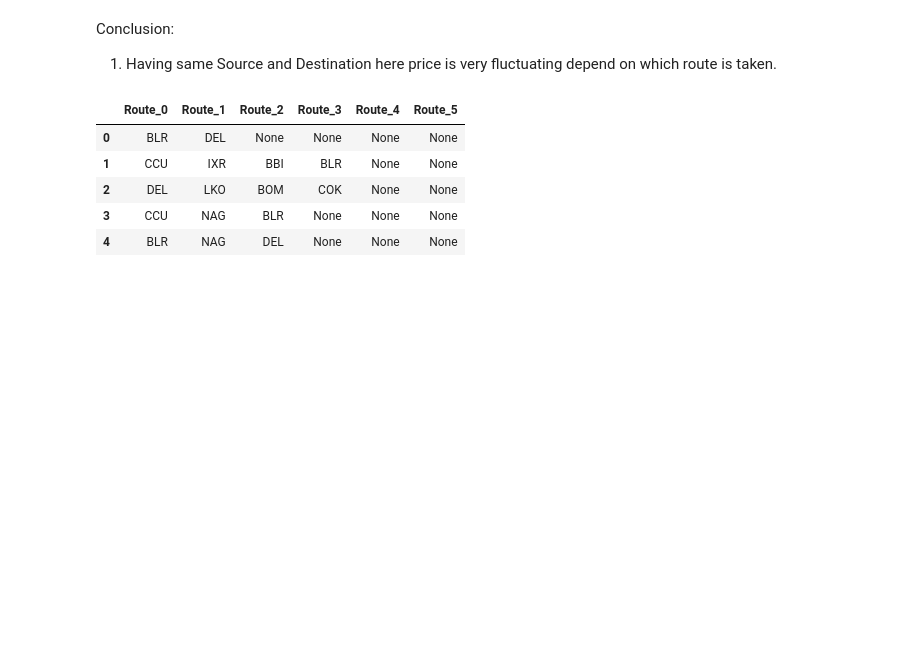
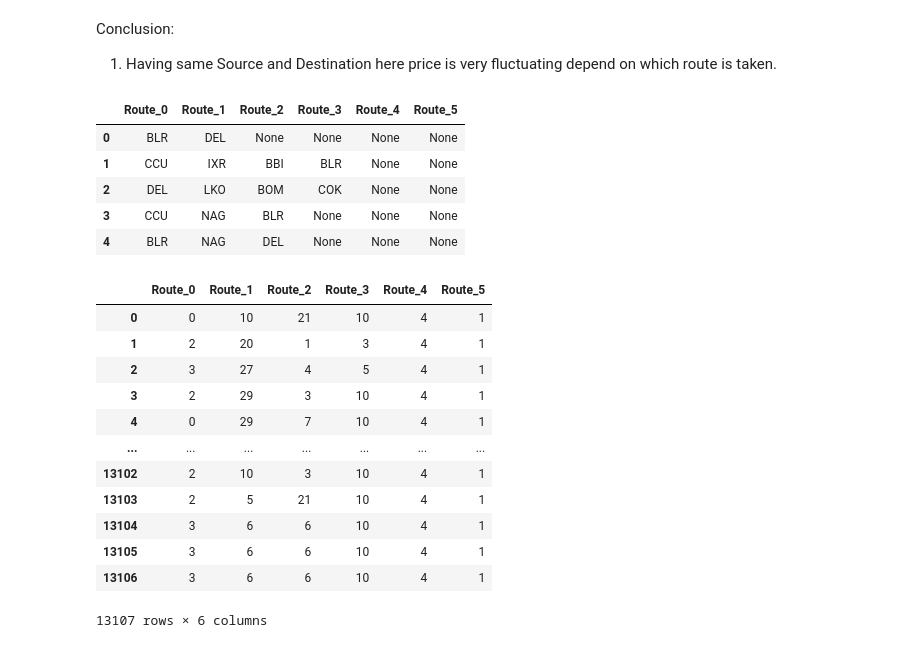
Before and after one commit to ganeshss0/flight-fare-prediction, a Jupyter notebook: notebooks/Flight Fare Prediction.ipynb, the cells around one changed output. Drawn from its saved outputs; the diff is of its cells as text; code cells hidden in the pictures; blank space fills up the shorter version.

```diff
--- a/notebooks/Flight Fare Prediction.ipynb
+++ b/notebooks/Flight Fare Prediction.ipynb
@@ -990,0 +1059,22 @@ from c
+# %%
+from sklearn.preprocessing import LabelEncoder
+
+lbl = LabelEncoder()
+
+for column in Route.columns:
+    Route[column] = lbl.fit_transform(Route[column])
+Route
+# %% [output]
+|  | Route_0 | Route_1 | Route_2 | Route_3 | Route_4 | Route_5 |
+| 0 | 0 | 10 | 21 | 10 | 4 | 1 |
+| 1 | 2 | 20 | 1 | 3 | 4 | 1 |
+| 2 | 3 | 27 | 4 | 5 | 4 | 1 |
+| 3 | 2 | 29 | 3 | 10 | 4 | 1 |
+| 4 | 0 | 29 | 7 | 10 | 4 | 1 |
+| ... | ... | ... | ... | ... | ... | ... |
+| 13102 | 2 | 10 | 3 | 10 | 4 | 1 |
+| 13103 | 2 | 5 | 21 | 10 | 4 | 1 |
+| 13104 | 3 | 6 | 6 | 10 | 4 | 1 |
+| 13105 | 3 | 6 | 6 | 10 | 4 | 1 |
+| 13106 | 3 | 6 | 6 | 10 | 4 | 1 |
+13107 rows × 6 columns
```
Also changed, not shown: parts of 38 cells of this notebook, 1 other file.
